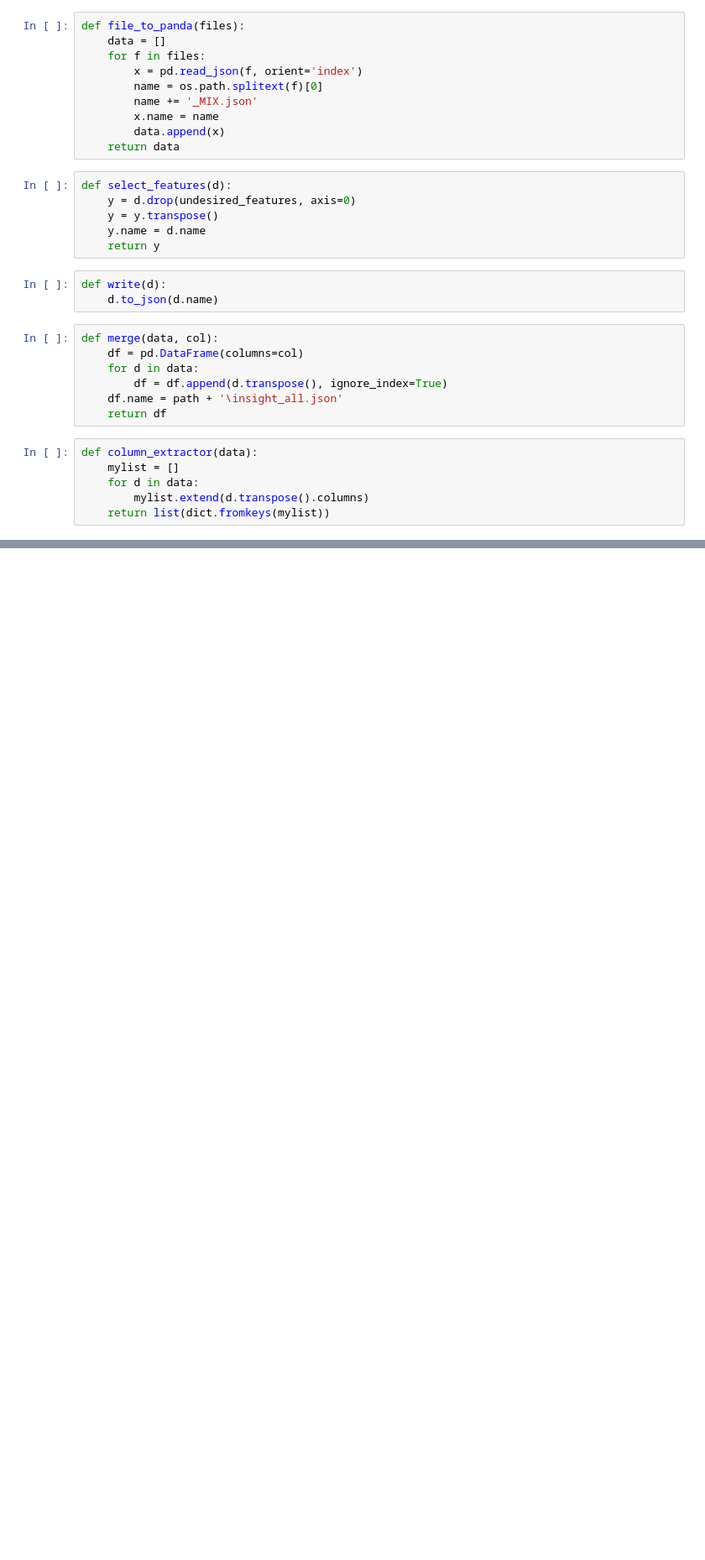
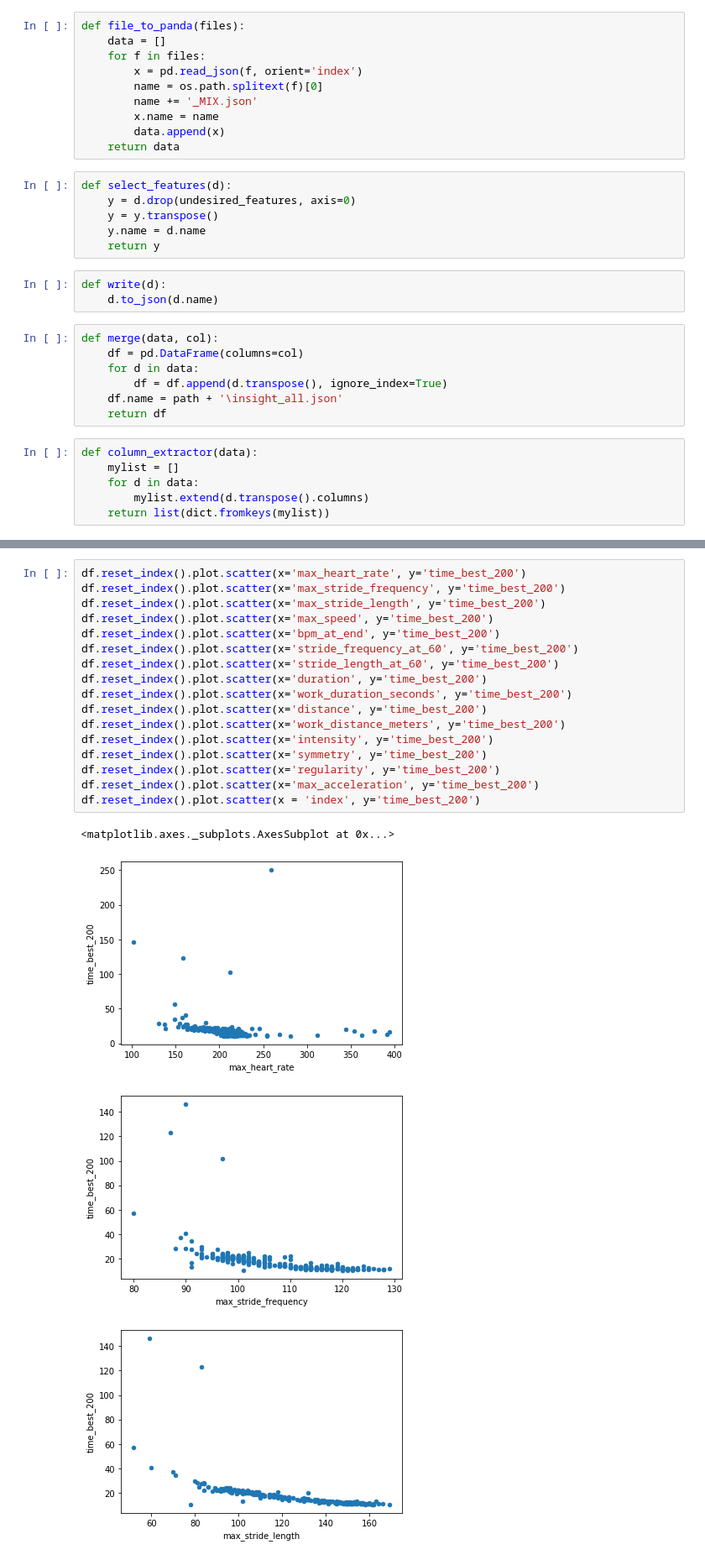
Before and after one commit to Ithanvelreq/Stage-2020, a Jupyter notebook: DataPrepInsights.ipynb, the cells around one changed output, grey strips where cells are left out. Shown at 84% size. Cells and saved outputs as stored; diff of their text form; blank space fills up the shorter version.

```diff
--- a/DataPrepInsights.ipynb
+++ b/DataPrepInsights.ipynb
@@ -68,0 +98,22 @@ df.describe(include='all')
+# %%
+df.reset_index().plot.scatter(x='max_heart_rate', y='time_best_200')
+df.reset_index().plot.scatter(x='max_stride_frequency', y='time_best_200')
+df.reset_index().plot.scatter(x='max_stride_length', y='time_best_200')
+df.reset_index().plot.scatter(x='max_speed', y='time_best_200')
+df.reset_index().plot.scatter(x='bpm_at_end', y='time_best_200')
+df.reset_index().plot.scatter(x='stride_frequency_at_60', y='time_best_200')
+df.reset_index().plot.scatter(x='stride_length_at_60', y='time_best_200')
+df.reset_index().plot.scatter(x='duration', y='time_best_200')
+df.reset_index().plot.scatter(x='work_duration_seconds', y='time_best_200')
+df.reset_index().plot.scatter(x='distance', y='time_best_200')
+df.reset_index().plot.scatter(x='work_distance_meters', y='time_best_200')
+df.reset_index().plot.scatter(x='intensity', y='time_best_200')
+df.reset_index().plot.scatter(x='symmetry', y='time_best_200')
+df.reset_index().plot.scatter(x='regularity', y='time_best_200')
+df.reset_index().plot.scatter(x='max_acceleration', y='time_best_200')
+df.reset_index().plot.scatter(x = 'index', y='time_best_200')
+# %% [output]
+<matplotlib.axes._subplots.AxesSubplot at 0x...>
+[figure, added]
+[figure, added]
+[figure, added]
```
Also changed, not shown: parts of 8 cells of this notebook.
